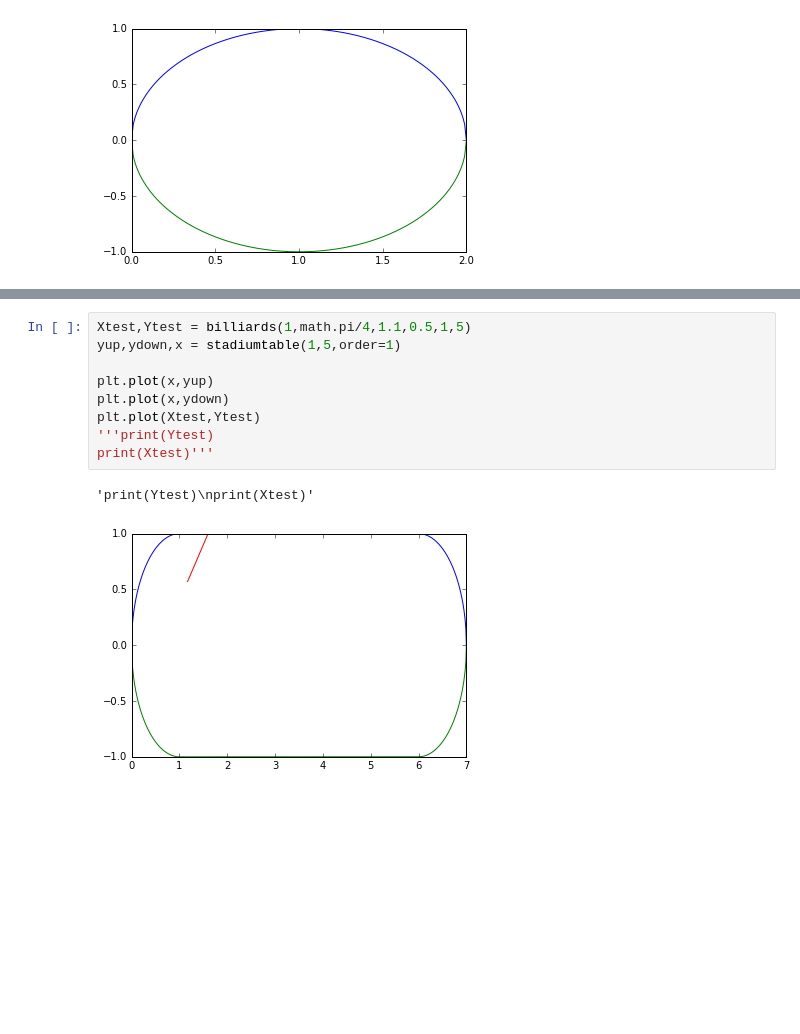
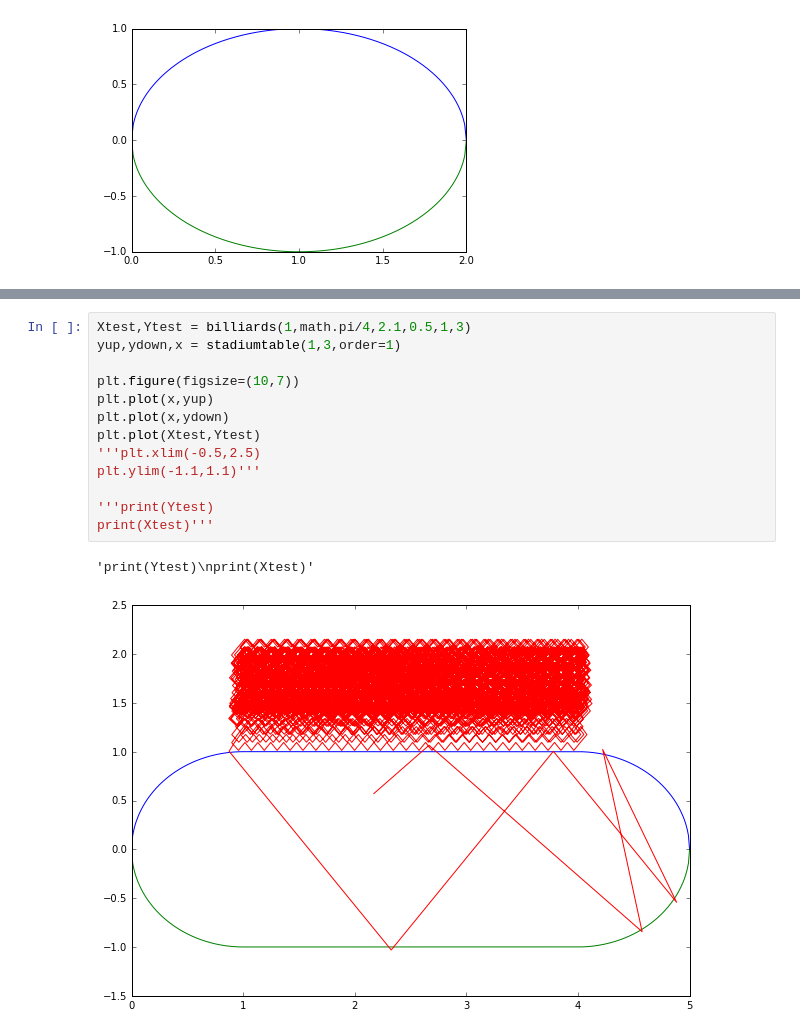
Before and after one commit to willmon16/Final_Project, a Jupyter notebook: Final_Project.ipynb, the cells around one changed output, grey strips where cells are left out. Saved outputs shown, nothing was run; the diff lists cells and outputs as text; blank space fills up the shorter version.

```diff
--- a/Final_Project.ipynb
+++ b/Final_Project.ipynb
@@ -278,14 +269,18 @@ def billiards(V,theta,Xi,Yi,R,alpha):
 
     return x_points,y_points
 # %%
-Xtest,Ytest = billiards(1,math.pi/4,1.1,0.5,1,5)
-yup,ydown,x = stadiumtable(1,5,order=1)
+Xtest,Ytest = billiards(1,math.pi/4,2.1,0.5,1,3)
+yup,ydown,x = stadiumtable(1,3,order=1)
 
+plt.figure(figsize=(10,7))
 plt.plot(x,yup)
 plt.plot(x,ydown)
 plt.plot(Xtest,Ytest)
+'''plt.xlim(-0.5,2.5)
+plt.ylim(-1.1,1.1)'''
+
 '''print(Ytest)
 print(Xtest)'''
 # %% [output]
 'print(Ytest)\nprint(Xtest)'
-[figure, old version]
+[figure, new version]
```
Also changed, not shown: parts of 1 cell of this notebook.
